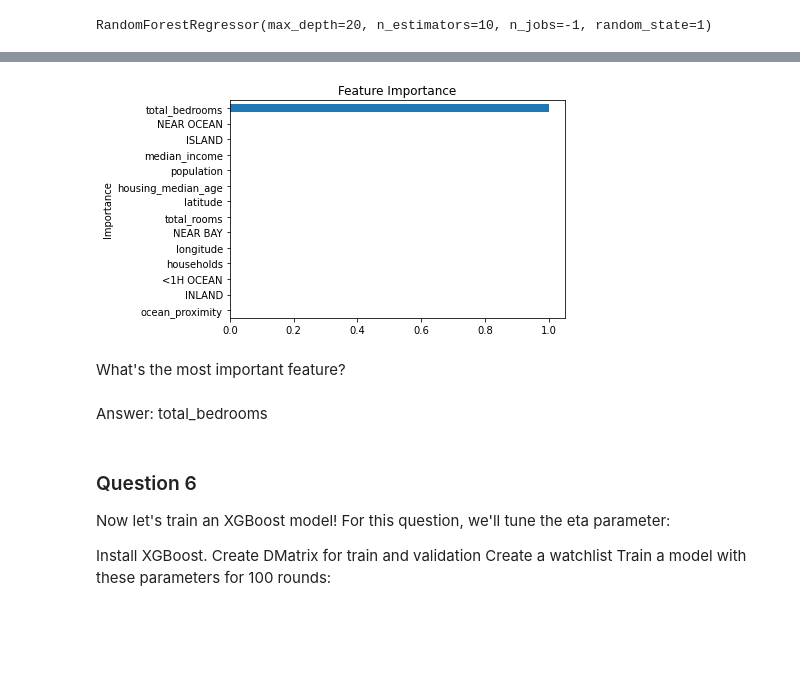
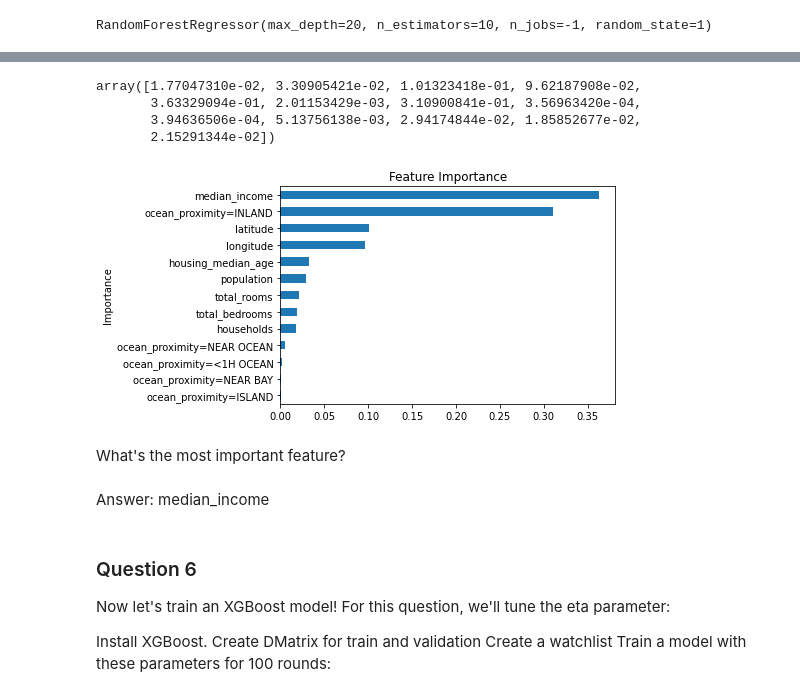
Before and after one commit to subair99/ML_Zoomcamp_2022, a Jupyter notebook: ML_Zoomcamp_Session__6_Homework.ipynb, the cells around one changed output, grey strips where cells are left out. Cells and saved outputs as stored; diff of their text form; code cells hidden in the pictures; blank space fills up the shorter version.

```diff
--- a/ML_Zoomcamp_Session__6_Homework.ipynb
+++ b/ML_Zoomcamp_Session__6_Homework.ipynb
@@ -226,17 +198,3 @@ Let's select the best max_depth:
 1. Try different values of max_depth: [10, 15, 20, 25].
 2. For each of these values, try different values of n_estimators from 10 till 200 (with step 10).
 3. Fix the random seed: random_state=1.
-# %%
-# TRAINING THE MODEL WITH DEPTH:
-max_depths = [10, 15, 20, 25]
-n_est = range(10, 201, 10)
-scores_md = []
-
-for d in max_depths:
-  for n in n_est:
-    rf4 = RandomForestRegressor(max_depth=d, n_estimators=n, random_state=1, n_jobs=-1)
-    rf4.fit(X_train, y_train)
-
-    pred_val = rf4.predict(X_val)
-    RMSE_val = mean_squared_error(y_val, pred_val)
-    scores_md.append((d, n, RMSE_val))
@@ -262,0 +201,20 @@ df_scores_md.sort_values(by='scores_md', ascending=False).head()
+# %%
+scores = []
+
+for d in tqdm([10, 15, 20, 25]):
+    rf = RandomForestRegressor(n_estimators=0,
+                               max_depth=d,
+                               random_state=1, n_jobs=-1,
+                               warm_start=True)
+
+    for n in tqdm(range(10, 201, 10)):
+        rf.n_estimators = n
+        rf.fit(X_train, y_train)
+
+        y_pred = rf.predict(X_val)
+        score = np.sqrt(mean_squared_error(y_val, y_pred))
+
+        scores.append((d, n, score))
+
+columns = ['max_depth', 'n_estimators', 'rmse']
+df_scores = pd.DataFrame(scores, columns=columns)
@@ -288,3 +256,7 @@ rf5 = RandomForestRegressor(n_estimators=10, max_depth=20, random_state=1, n_job
 rf5.fit(X_train, y_train)
 # %% [output]
 RandomForestRegressor(max_depth=20, n_estimators=10, n_jobs=-1, random_state=1)
+# %%
+# Get feature names from training data
+features = dv.feature_names_
+features
@@ -291,23 +277,26 @@ RandomForestRegressor(max_depth=20, n_estimators=10, n_jobs=-1, random_state=1)
+# %%
+# Extract importances from model
+importances = rf5.feature_importances_
+importances
+# %% [output]
+array([1.77047310e-02, 3.30905421e-02, 1.01323418e-01, 9.62187908e-02,
+       3.63329094e-01, 2.01153429e-03, 3.10900841e-01, 3.56963420e-04,
+       3.94636506e-04, 5.13756138e-03, 2.94174844e-02, 1.85852677e-02,
+       2.15291344e-02])
 # %%
-# Get feature names from training data
-features = df_train.columns.to_list() + ['<1H OCEAN', 'INLAND', 'NEAR OCEAN', 'NEAR BAY', 'ISLAND']
-
-# Extract importances from model
-importances = rf5.feature_importances_
-
 feat_imp = pd.Series(importances, index=features).sort_values(ascending=True)
 
 # Plot the feature importances
 feat_imp.plot(kind="barh",
               xlabel="Importance",
               ylabel="Feature",
               title="Feature Importance");
 # %% [output]
-[figure, old version]
+[figure, new version]
 # %% [markdown]
 What's the most important feature?
 # %% [markdown]
-Answer: total_bedrooms
+Answer: median_income
 # %% [markdown]
 ### Question 6
 Now let's train an XGBoost model! For this question, we'll tune the eta parameter:
```
Also changed, not shown: parts of 25 cells of this notebook.
